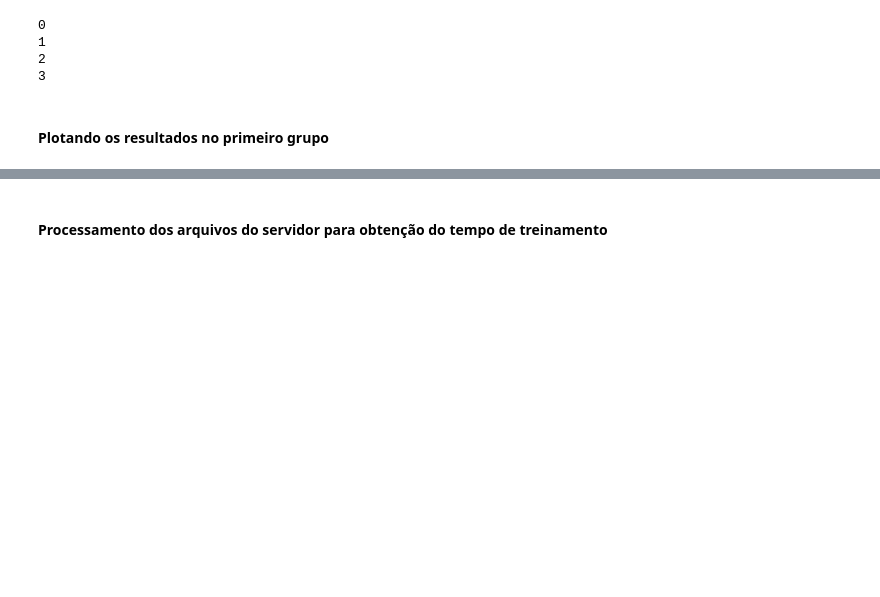
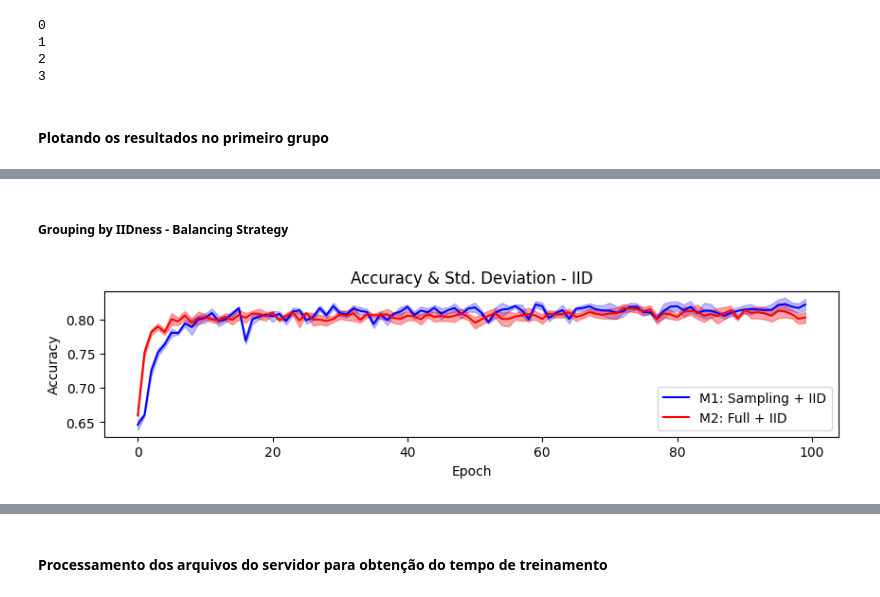
Before and after one commit to mayaragao/AFRODITE-Extens-o, a Jupyter notebook: src/results-notebooks/Resultados Extensao/results-AFRODITE_Extensao.ipynb, the cells around one changed output, grey strips where cells are left out. Drawn from its saved outputs; the diff is of its cells as text; code cells hidden in the pictures; blank space fills up the shorter version.

```diff
--- a/src/results-notebooks/Resultados Extensao/results-AFRODITE_Extensao.ipynb
+++ b/src/results-notebooks/Resultados Extensao/results-AFRODITE_Extensao.ipynb
@@ -159,0 +171,18 @@ plt.show()
+# %% [markdown]
+##### Grouping by IIDness - Balancing Strategy
+# %%
+plt.figure(figsize=(10,2))
+
+plt.plot(x, x1Mean, 'b-', label='M1: Sampling + IID')
+plt.fill_between(x, x1Mean - x1Interval, x1Mean + x1Interval, color='b', alpha=0.25)
+
+plt.plot(x2, x2Mean, 'r-',label='M2: Full + IID')
+plt.fill_between(x2, x2Mean - x2Interval, x2Mean + x2Interval, color='r', alpha=0.35)
+
+plt.title('Accuracy & Std. Deviation - IID')
+plt.ylabel('Accuracy', fontsize=10)
+plt.xlabel('Epoch', fontsize=10)
+plt.legend()
+plt.show()
+# %% [output]
+[figure, added]
```
Also changed, not shown: parts of 8 cells of this notebook.
